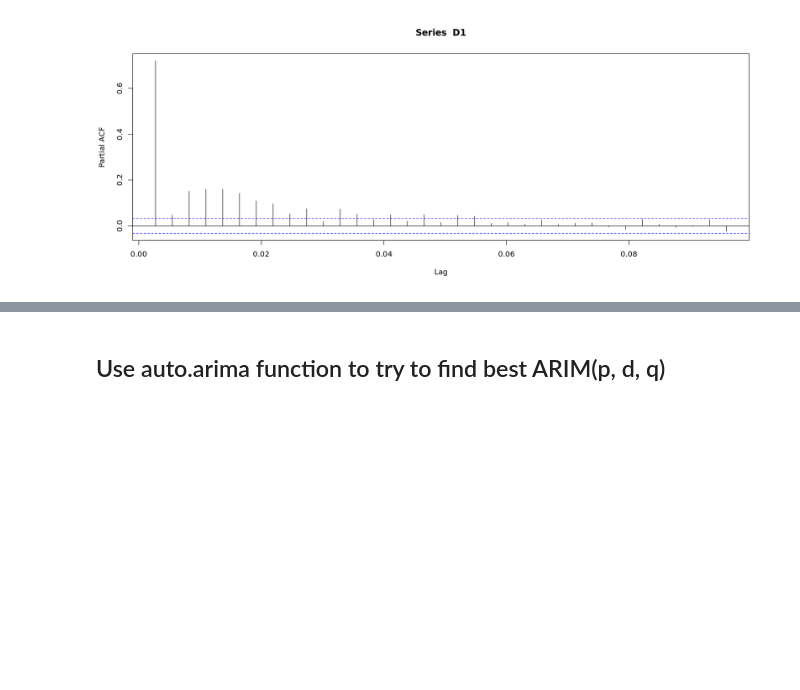
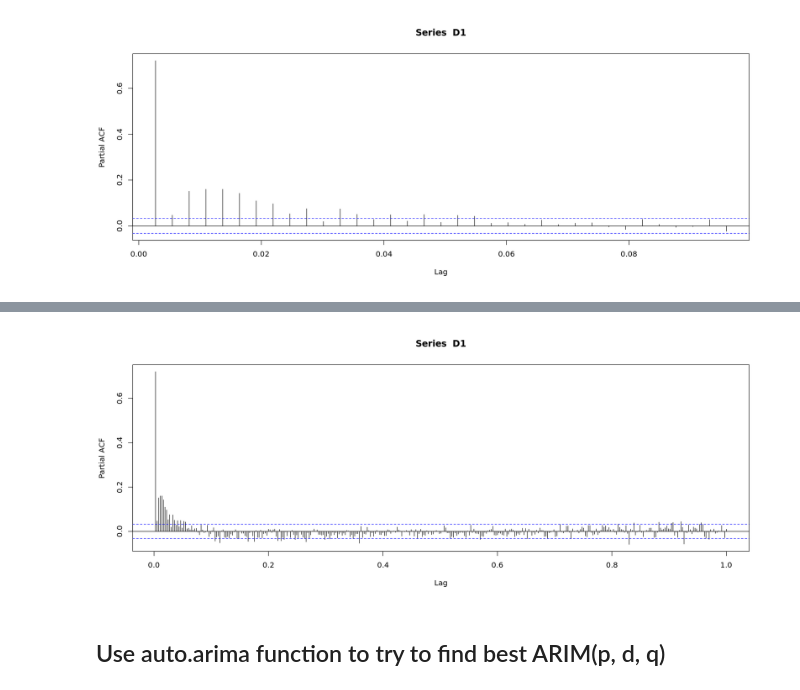
Before and after one commit to EricMaibach/TimeSeries, a Jupyter notebook: FinalProject.ipynb, the cells around one changed output, grey strips where cells are left out. Cells and saved outputs as stored; diff of their text form; code cells hidden in the pictures; blank space fills up the shorter version.

```diff
--- a/FinalProject.ipynb
+++ b/FinalProject.ipynb
@@ -86,3 +104,8 @@ pacf(D1)
+# %%
+options(repr.plot.width=15, repr.plot.height=6)
+pacf(D1, lag.max = 365)
+# %% [output]
+[figure, added]
 # %% [markdown]
 ## Use auto.arima function to try to find best ARIM(p, d, q)
 # %%
```
Also changed, not shown: parts of 4 cells of this notebook.
